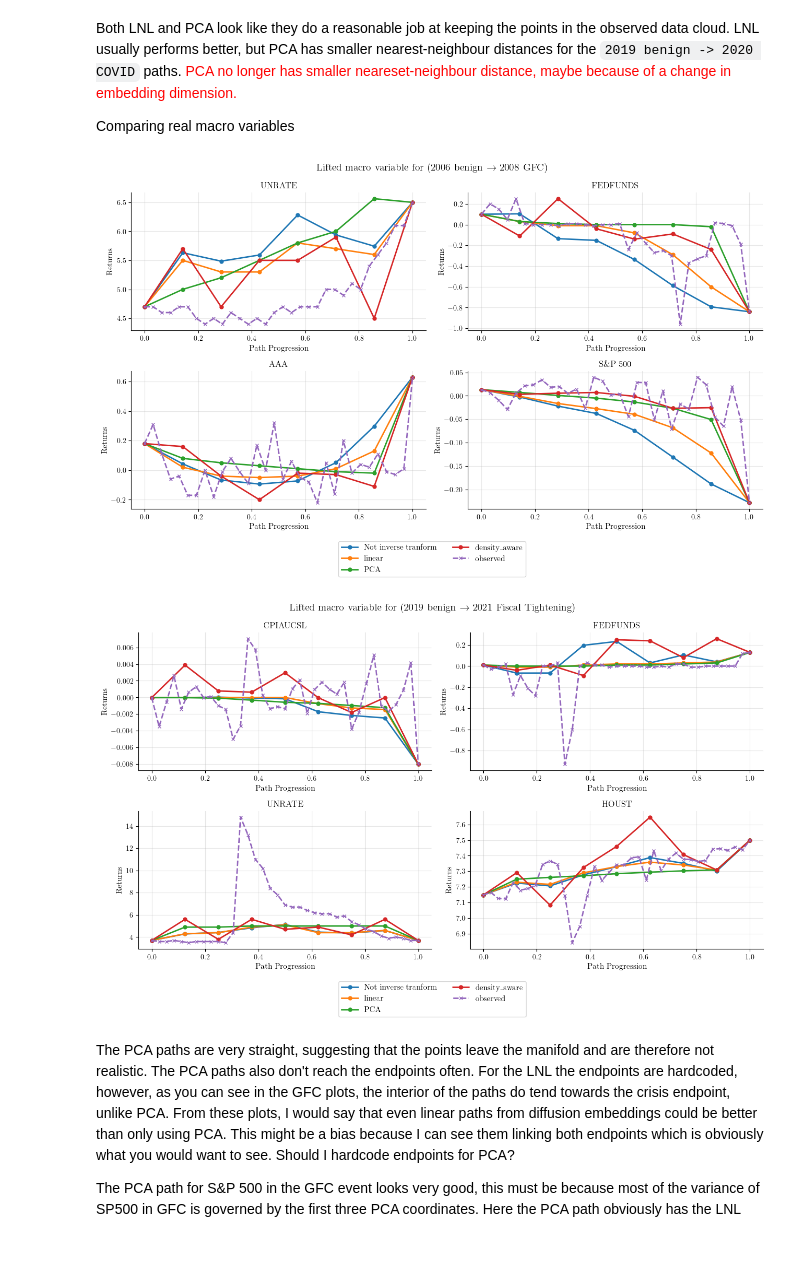
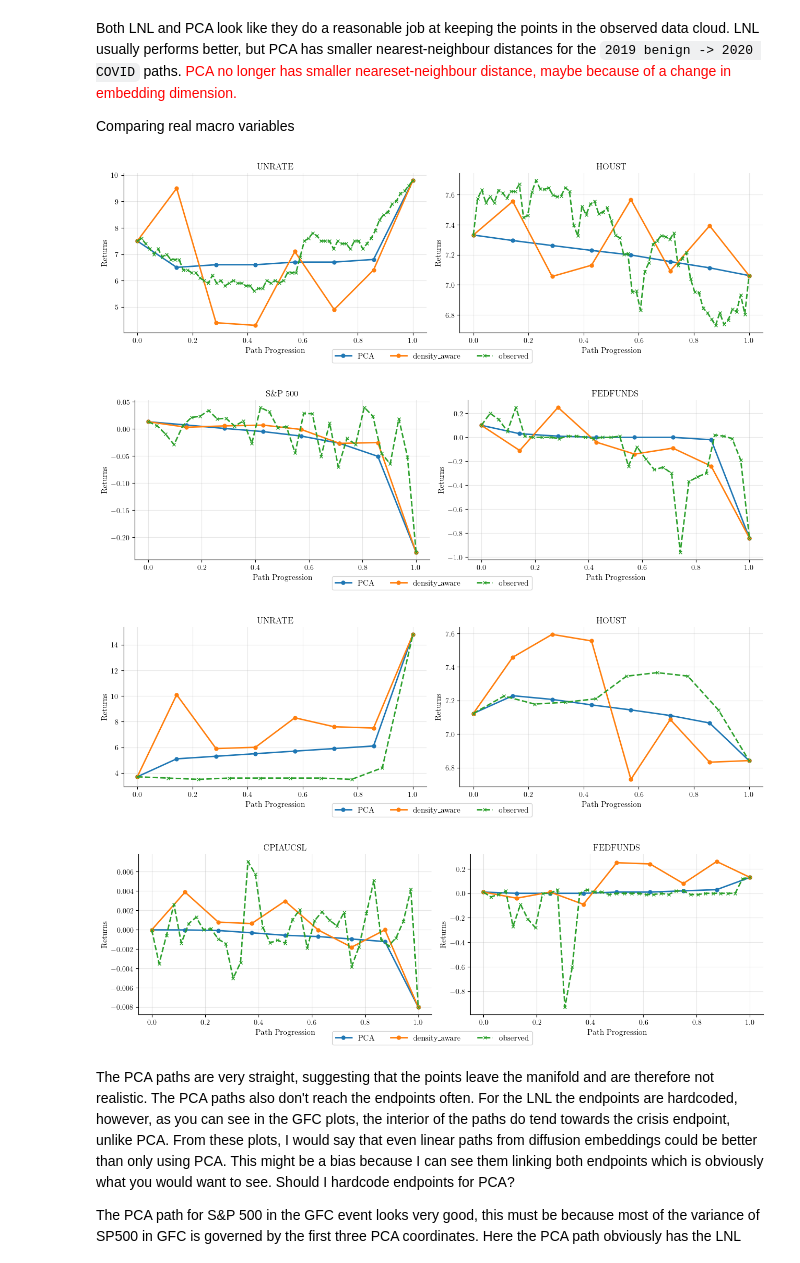
Before and after one commit to adamfowliee/JDKF_Starter, a Jupyter notebook: dissertation_brief/brief_phase8.ipynb, the cells around one changed output. Saved outputs shown, nothing was run; the diff lists cells and outputs as text; code cells hidden in the pictures.

Commit message:
generate all figures from dissertation_results.ipynb

```diff
--- a/dissertation_brief/brief_phase8.ipynb
+++ b/dissertation_brief/brief_phase8.ipynb
@@ -698,14 +740,17 @@ def lift_validation(z_hat, Z):
     nn = NearestNeighbors(n_neighbors=1)
     nn.fit(Z); dNN, _ = nn.kneighbors(z_hat)
     return dNN
+# %%
+R_PCA = 4
+
+pca = PCA(n_components=R_PCA)
+Psi_pca = pca.fit_transform(Z)
+
+PCA_dist = kneighbors_graph(Psi_pca, n_neighbors=K_GRAPH, mode="distance", include_self=False)
+PCA_dist_sym = A_dist.maximum(PCA_dist.T)
 # %%
 # Load the quantile inverse
 qt = joblib.load("models/quantile_transformer.joblib")
-
-R_PCA = 4
-
-pca = PCA(n_components=R_PCA)
-Psi_pca = pca.fit_transform(Z)
 
 path_records = []
 
@@ -713,12 +758,15 @@ for event, (start_idx, end_idx) in pairs.items():
     # Graph path
     idx_graph = graph_path(A_dist_sym, beta=BETA, V=V, start=start_idx, end=end_idx)
 
+    # USING SIMILAR METHODOLOGY FOR THE PCA DIFFUSION COORDINATES
+    pca_path = graph_path(PCA_dist_sym, 0.0, V, start_idx, end_idx)
+
     # PCA path
     n_grid = len(idx_graph)
     alpha = np.linspace(0, 1, n_grid)[:, None]
     gamma_pca = ((1 - alpha) * Psi_pca[start_idx] + alpha * Psi_pca[end_idx])
     Z_pca_quantile = pca.inverse_transform(gamma_pca)
-    # Z_pca_quantile[0] = Z[start_idx]; Z_pca_quantile[-1] = Z[end_idx]     # Can choose to fix PCA endpoints
+    Z_pca_quantile[0] = Z[start_idx]; Z_pca_quantile[-1] = Z[end_idx]     # Can choose to fix PCA endpoints
     Z_pca_real = qt.inverse_transform(Z_pca_quantile)
     pca_lift_val = lift_validation(Z_pca_quantile, Z)
     start_error = Z_pca_quantile[0] - Z[start_idx]; end_error   = Z_pca_quantile[-1] - Z[end_idx]
@@ -737,7 +785,7 @@ for event, (start_idx, end_idx) in pairs.items():
     real_path = Z_real[start_idx:end_idx+1]
 
     path_records.append({"event": event, "path_type": "linear", "Z_lift_quantile": Z_lin_quantile, "Z_lift_real": Z_lin_real, "Z_lift_real_inverse": Z_lin_real_q, "dNN": lnl_lift_val})
-    path_records.append({"event": event, "path_type": "PCA", "Z_lift_quantile": Z_pca_quantile, "Z_lift_real": Z_pca_real, "dNN": pca_lift_val, "start_error": start_error_norm, "end_error": end_error_norm})
+    path_records.append({"event": event, "path_type": "PCA", "Z_lift_quantile": Z_pca_quantile, "Z_lift_real": Z_pca_real, "Z_pca_graph": Z_real[pca_path], "dNN": pca_lift_val, "start_error": start_error_norm, "end_error": end_error_norm})
     path_records.append({"event": event, "path_type": "density_aware", "Z_lift_quantile": Z[idx_graph], "Z_lift_real": Z_real[idx_graph], "dNN": None})
     path_records.append({"event": event, "path_type": "observed", "Z_lift_quantile": quantile_path, "Z_lift_real": real_path, "dNN": None})
 # %% [markdown]
@@ -802,51 +850,59 @@ Both LNL and PCA look like they do a reasonable job at keeping the points in the
 
 Comparing real macro variables
 # %%
-event_variables = {"2006 benign -> 2008 GFC": ["UNRATE", "FEDFUNDS", "AAA", "S&P 500"],
-                   "2019 benign -> 2021 Monetary Tightening": ["CPIAUCSL", "FEDFUNDS", "UNRATE", "HOUST"]}
+event_variables = {"1977 benign -> 1982 Recession Trough": ["UNRATE", "HOUST"],
+                   "2006 benign -> 2008 GFC": ["S&P 500", "FEDFUNDS"],
+                   "2019 benign -> 2020 COVID": ["UNRATE", "HOUST"],
+                    "2019 benign -> 2022 Monetary Tightening": ["CPIAUCSL", "FEDFUNDS"]}
+
+transformed_variable_ylabels = {
+    "UNRATE": "Unemployment rate (\%)",
+    "HOUST": "Log housing starts",
+    "S&P 500": "Monthly log change in S\&P 500",
+    "FEDFUNDS": "Monthly change in federal funds rate",
+    "CPIAUCSL": "Second log difference of CPI",
+}
+
 
 for event, selected_vars in event_variables.items():
     event_records = [rec for rec in path_records if rec["event"] == event]
     selected_idxs = [variables.get_loc(v) for v in selected_vars]
 
     n_vars = len(selected_vars); n_cols = 2
     n_rows = int(np.ceil(n_vars / n_cols))
 
-    fig, axes = plt.subplots(n_rows, n_cols, figsize=ps.FIG_QUAD_WD, squeeze=False)
+    fig, axes = plt.subplots(n_rows, n_cols, figsize=ps.FIG_DOUBLE_WD, squeeze=False)
     axes_flat = axes.flatten()
 
     for path in event_records:
         path_type = path["path_type"]
         lifted_path = path["Z_lift_real"]
         x = np.linspace(0, 1, len(lifted_path))
 
-        if path_type == "linear":
-            lifted_path_2 = path["Z_lift_real0"]
-
         for i, var_idx in enumerate(selected_idxs):
             ax = axes_flat[i]
             if path_type == "observed":
                 ax.plot(x, lifted_path[:, var_idx], marker="x", linestyle="--", linewidth=2, label=path_type)
-            else:
-                if path_type == "linear":
-                    ax.plot(x, lifted_path_2[:, var_idx], marker="o", linewidth=2, label="Not inverse tranform")
-
+            elif path_type == "PCA" or path_type == "density_aware":
                 ax.plot(x, lifted_path[:, var_idx], marker="o", linewidth=2, label=path_type)
 
             ax.set_title(selected_vars[i].replace("&", "\&"), fontsize=12, fontweight='bold')
             ax.grid(alpha=0.3); ax.set_ylabel("Returns"); ax.set_xlabel("Path Progression")
 
     handles, labels = axes_flat[0].get_legend_handles_labels()
-    fig.legend(handles, labels, loc="lower center", ncol=2, fontsize=11, bbox_to_anchor=(0.5, -0.02))
+    fig.legend(handles, labels, loc="lower center", ncol=3, fontsize=11, bbox_to_anchor=(0.5, -0.02))
 
     event_rename = event.replace("->", r"$\rightarrow$")
-    plt.suptitle(rf'Lifted macro variable for ({event_rename})', fontsize=14, fontweight="bold")
+    # plt.suptitle(rf'Lifted macro variable for ({event_rename})', fontsize=14, fontweight="bold")
 
-    plt.tight_layout(rect=[0, 0.08, 1, 1])
+    plt.tight_layout()
+    plt.savefig(f"./figures/pca_comparison_{event.split(' ')[-1]}.pdf")
     plt.show()
 # %% [output]
-[figure, old version]
+[figure, new version]
-[figure, old version]
+[figure, new version]
+[figure, added]
+[figure, added]
 # %% [markdown]
 The PCA paths are very straight, suggesting that the points leave the manifold and are therefore not realistic. The PCA paths also don't reach the endpoints often. For the LNL the endpoints are hardcoded, however, as you can see in the GFC plots, the interior of the paths do tend towards the crisis endpoint, unlike PCA. From these plots, I would say that even linear paths from diffusion embeddings could be better than only using PCA. This might be a bias because I can see them linking both endpoints which is obviously what you would want to see. Should I hardcode endpoints for PCA?
 
```
Also changed, not shown: parts of 27 cells of this notebook, 39 other files.
